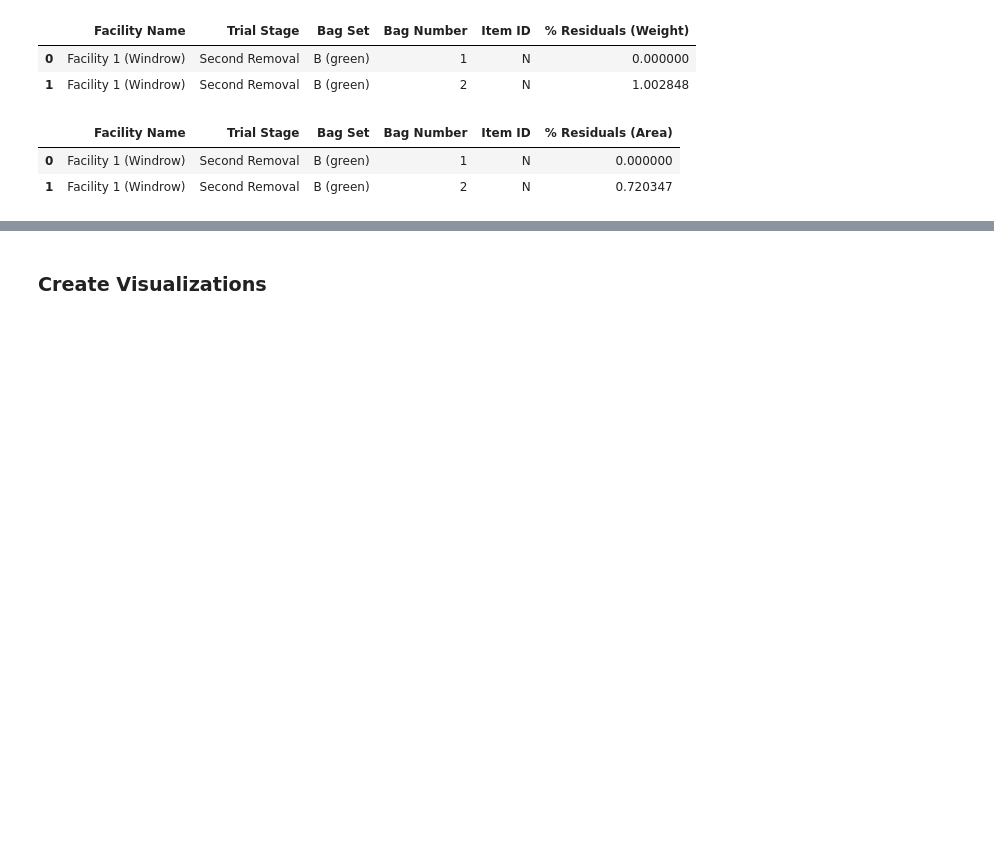
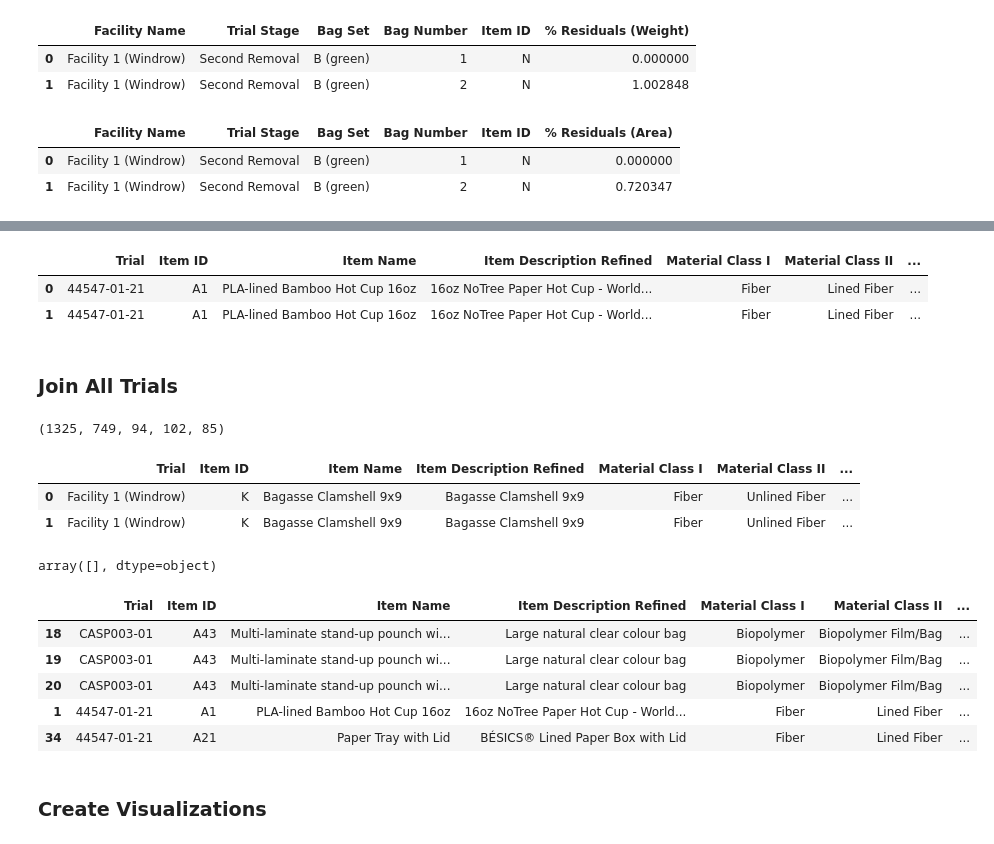
Before and after one commit to uchicago-dsi/compostable-disintegration-analysis, a Jupyter notebook: notebooks/february-visualizations.ipynb, the cells around one changed output, grey strips where cells are left out. Saved outputs shown, nothing was run; the diff lists cells and outputs as text; code cells hidden in the pictures; blank space fills up the shorter version.

```diff
--- a/notebooks/february-visualizations.ipynb
+++ b/notebooks/february-visualizations.ipynb
@@ -165,0 +579,40 @@ joined.head(2)
+# %%
+joined_casp004 = joined_casp004[keep_cols]
+joined_casp004.head(2)
+# %% [output]
+|  | Trial | Item ID | Item Name | Item Description Refined | Material Class I | Material Class II | ... |
+| 0 | 44547-01-21 | A1 | PLA-lined Bamboo Hot Cup 16oz | 16oz NoTree Paper Hot Cup - World... | Fiber | Lined Fiber | ... |
+| 1 | 44547-01-21 | A1 | PLA-lined Bamboo Hot Cup 16oz | 16oz NoTree Paper Hot Cup - World... | Fiber | Lined Fiber | ... |
+# %%
+joined_casp004 = joined_casp004[~(joined_casp004['% Residuals (Weight)'] > 10)]
+# %% [markdown]
+### Join All Trials
+# %%
+# missing casp004, casp003
+joined = pd.concat((joined_cl, joined_ad001, joined_wr001, joined_casp001, joined_wr003, joined_casp003, joined_casp004))
+# %%
+len(joined), len(joined_cl), len(joined_ad001), len(joined_wr001), len(joined_casp001)
+# %% [output]
+(1325, 749, 94, 102, 85)
+# %%
+joined.head(2)
+# %% [output]
+|  | Trial | Item ID | Item Name | Item Description Refined | Material Class I | Material Class II | ... |
+| 0 | Facility 1 (Windrow) | K | Bagasse Clamshell 9x9 | Bagasse Clamshell 9x9 | Fiber | Unlined Fiber | ... |
+| 1 | Facility 1 (Windrow) | K | Bagasse Clamshell 9x9 | Bagasse Clamshell 9x9 | Fiber | Unlined Fiber | ... |
+# %%
+joined[joined['Material Class II']=="Rigid biopolymer"]["Item Description Refined"].unique()
+# %% [output]
+array([], dtype=object)
+# %%
+joined = joined[~(joined["Material Class II"]=="Mixed Materials")]
+# %%
+# joined[joined['Material Class II'] == "Biopolymer Film/Bag"]
+joined[joined['% Residuals (Weight)'] > 3]
+# %% [output]
+|  | Trial | Item ID | Item Name | Item Description Refined | Material Class I | Material Class II | ... |
+| 18 | CASP003-01 | A43 | Multi-laminate stand-up pounch wi... | Large natural clear colour bag | Biopolymer | Biopolymer Film/Bag | ... |
+| 19 | CASP003-01 | A43 | Multi-laminate stand-up pounch wi... | Large natural clear colour bag | Biopolymer | Biopolymer Film/Bag | ... |
+| 20 | CASP003-01 | A43 | Multi-laminate stand-up pounch wi... | Large natural clear colour bag | Biopolymer | Biopolymer Film/Bag | ... |
+| 1 | 44547-01-21 | A1 | PLA-lined Bamboo Hot Cup 16oz | 16oz NoTree Paper Hot Cup - World... | Fiber | Lined Fiber | ... |
+| 34 | 44547-01-21 | A21 | Paper Tray with Lid | BÉSICS® Lined Paper Box with Lid | Fiber | Lined Fiber | ... |
```
Also changed, not shown: parts of 98 cells of this notebook.
